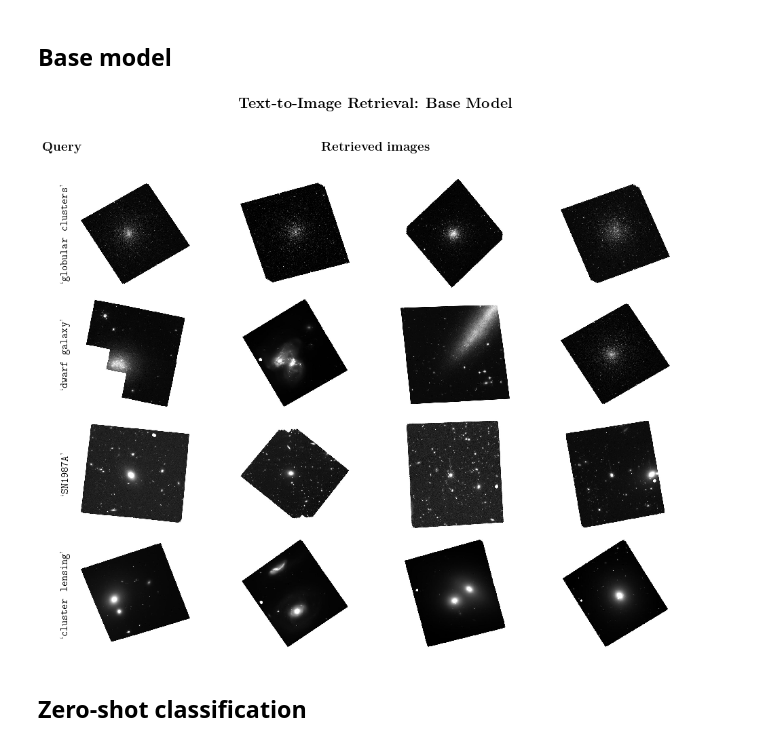
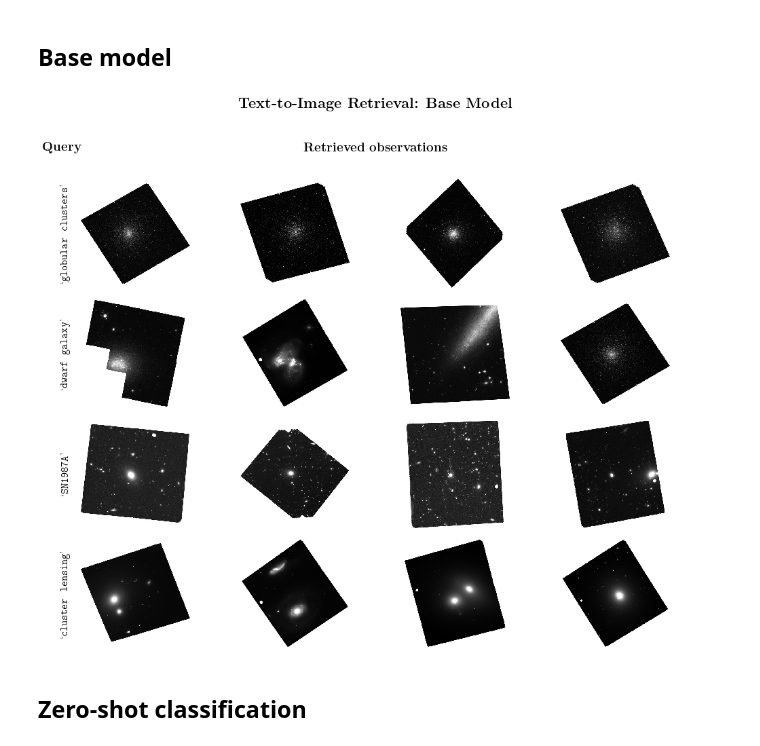
Before and after one commit to smsharma/PAPERCLIP-Hubble, a Jupyter notebook: notebooks/03_eval.ipynb, the cells around one changed output. Saved outputs shown, nothing was run; the diff lists cells and outputs as text; code cells hidden in the pictures.

```diff
--- a/notebooks/03_eval.ipynb
+++ b/notebooks/03_eval.ipynb
@@ -260,7 +260,7 @@ from tqdm import tqdm
 # %%
 from utils.dataset_utils import make_dataloader, create_input_iter
 
-ds = make_dataloader(files, batch_size=config.training.batch_size, seed=config.seed, split="val", shuffle=False)
+ds = make_dataloader(files, batch_size=config.training.batch_size, seed=config.seed, split="val", shuffle=False, caption_type="summary")
 batches = iter(ds)
 # %%
 import jax
@@ -387,35 +389,35 @@ plt.suptitle(r"\textbf{Text-to-Image Retrieval: Base Model}", fontsize=22, fontw
 
 axes_list = []
 
 # Process each query
 for row, query in enumerate(queries):
     query_tokenized = tokenizer([query], padding="max_length", truncation=True, max_length=77, return_tensors="np")
     text_feat = model.get_text_features(**query_tokenized, params=state.params)
     sorted_idxs = np.argsort(jax.vmap(cosine_similarity, in_axes=(0, None))(np.vstack(image_base_feat_stack), text_feat[0]))[::-1]
 
     # Loop through the images for this query and plot them
     for col in range(m_cols):
         idx = sorted_idxs[col]
         ax = plt.subplot(len(queries), m_cols, row * m_cols + col + 1)
         ax.imshow(get_image_from_stack(images_base_stack, idx))
         ax.axis('off')
 
         axes_list.append(ax)
 
         # Add the query name to the left of the first column
         if col == 0:
             plt.text(-0.1, 0.5, r"`\texttt{" + query + "}'", transform=ax.transAxes, fontsize=16, rotation=90, va='center', ha='right', fontfamily='monospace')
 
 # Adding labels for "Query" and "Most similar images"
 # The coordinates here might need adjustment depending on your figure layout
 fig.text(0.1, 0.9, r"\textbf{Query}", fontsize=19, ha='center', va='center')
-fig.text(0.5, 0.9, r"\textbf{Retrieved images}", fontsize=19, ha='center', va='center')
+fig.text(0.5, 0.9, r"\textbf{Retrieved observations}", fontsize=19, ha='center', va='center')
 
 plt.tight_layout()
 plt.subplots_adjust(left=0.1, right=0.9, top=0.85, bottom=0.1, wspace=0.1, hspace=0.1)
 plt.savefig("../paper/plots/tti_base.pdf", dpi=500)
 # %% [output]
-[figure, old version]
+[figure, new version]
 # %% [markdown]
 ## Zero-shot classification
 # %%
```
Also changed, not shown: parts of 4 cells of this notebook, 3 other files.
